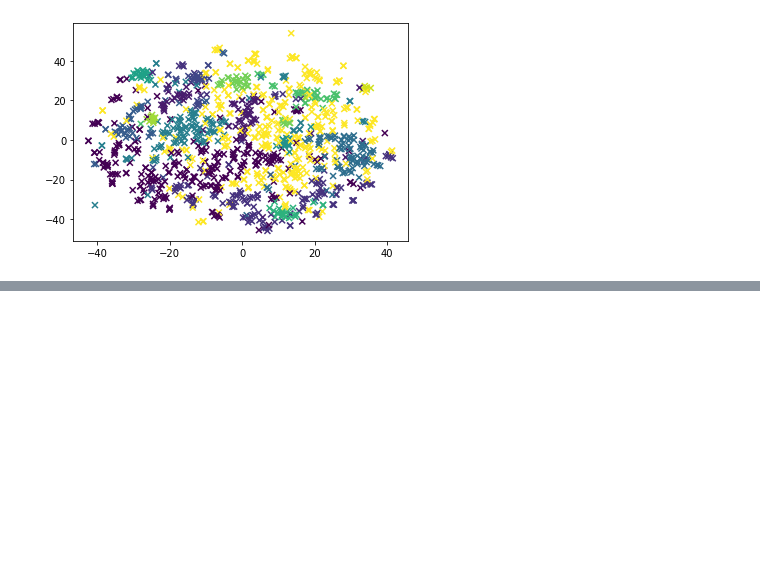
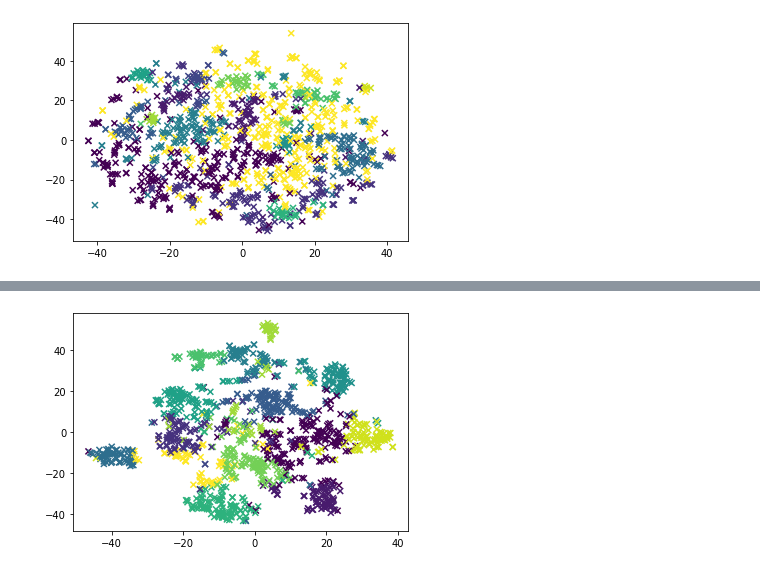
Before and after one commit to DonatJR/ita_ws20, a Jupyter notebook: notebooks/birch.ipynb, the cells around one changed output, grey strips where cells are left out. Saved outputs shown, nothing was run; the diff lists cells and outputs as text; code cells hidden in the pictures; blank space fills up the shorter version.

```diff
--- a/notebooks/birch.ipynb
+++ b/notebooks/birch.ipynb
@@ -274,0 +362,6 @@ Cluster 14:
+# %%
+n_components = 10
+X, svd = get_lsa_transformation(n_components, tfidf_corpus_stopwords)
+model_lsa_stopwords_more_clusters = Birch(n_clusters=num_topics)
+fit_model(model_lsa_stopwords_more_clusters, X)
+clusters_with_lsa__stopwords_more_clusters = print_and_get_clusters(model_lsa_stopwords_more_clusters, vectorizer_stopwords, corpus_stopwords, n_components=n_components, svd=svd)
@@ -275,3 +386,7 @@ Cluster 14:
+# %%
+plot(model_lsa_stopwords_more_clusters, X, n_components=n_components)
+# %% [output]
+[figure, added]
 # %% [markdown]
 # Metrics
 Metrics provided from sklearn, that don't need true labels:
```
Also changed, not shown: parts of 17 cells of this notebook.
